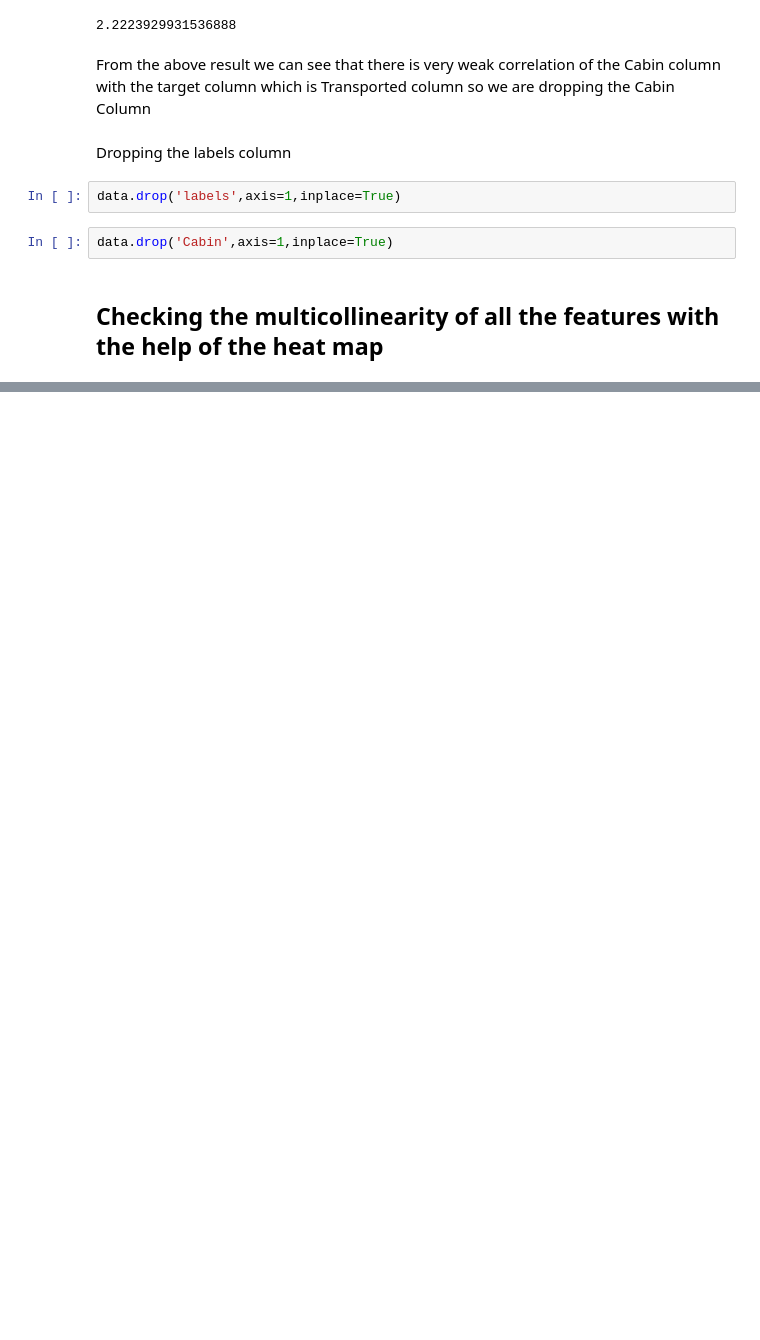
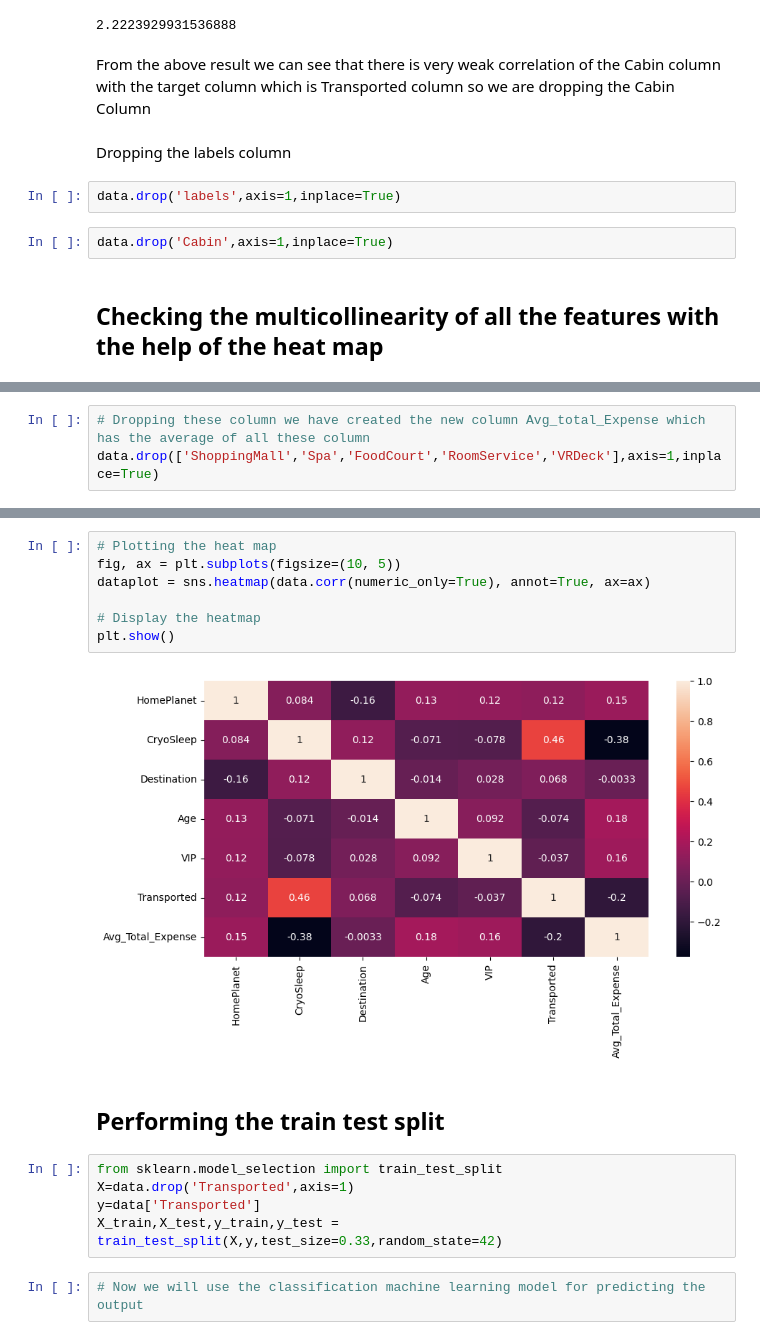
Before and after one commit to guptaayushman24/Kaggle_Competition, a Jupyter notebook: spaceship-2.ipynb, the cells around one changed output, grey strips where cells are left out. Cells and saved outputs as stored; diff of their text form; blank space fills up the shorter version.

```diff
--- a/spaceship-2.ipynb
+++ b/spaceship-2.ipynb
@@ -528,0 +527,3 @@ plt.show()
+# %%
+# Dropping these column we have created the new column Avg_total_Expense which has the average of all these column
+data.drop(['ShoppingMall','Spa','FoodCourt','RoomService','VRDeck'],axis=1,inplace=True)
@@ -528,0 +539,18 @@ plt.show()
+# %%
+# Plotting the heat map
+fig, ax = plt.subplots(figsize=(10, 5))
+dataplot = sns.heatmap(data.corr(numeric_only=True), annot=True, ax=ax)
+
+# Display the heatmap
+plt.show()
+# %% [output]
+[figure, added]
+# %% [markdown]
+## Performing the train test split
+# %%
+from sklearn.model_selection import train_test_split
+X=data.drop('Transported',axis=1)
+y=data['Transported']
+X_train,X_test,y_train,y_test = train_test_split(X,y,test_size=0.33,random_state=42)
+# %%
+# Now we will use the classification machine learning model for predicting the output
```
Also changed, not shown: parts of 7 cells of this notebook.
